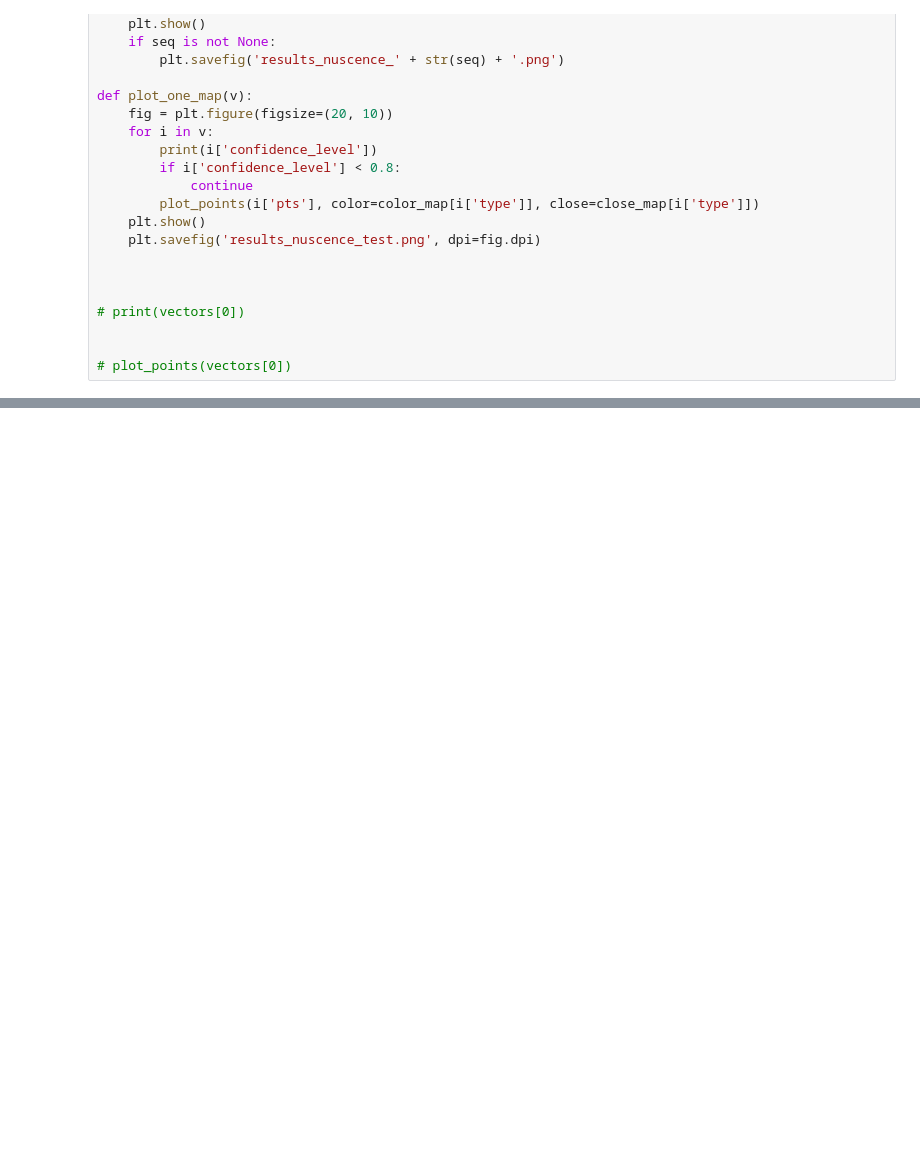
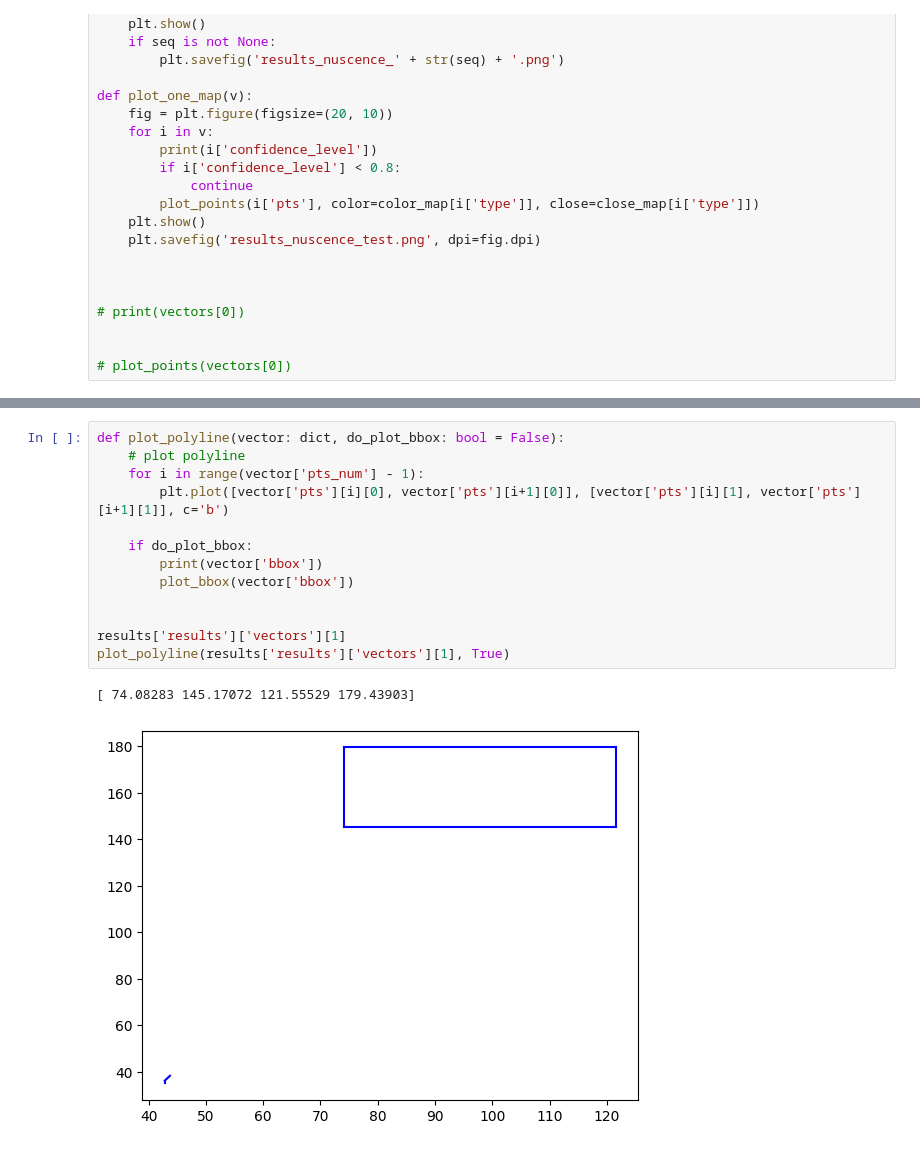
Before and after one commit to yinwu33/VectorMapNet_code, a Jupyter notebook: check.ipynb, the cells around one changed output, grey strips where cells are left out. Drawn from its saved outputs; the diff is of its cells as text; blank space fills up the shorter version.

```diff
--- a/check.ipynb
+++ b/check.ipynb
@@ -207,0 +209,16 @@ results['results']['vectors'][1]
+# %%
+def plot_polyline(vector: dict, do_plot_bbox: bool = False):
+    # plot polyline
+    for i in range(vector['pts_num'] - 1):
+        plt.plot([vector['pts'][i][0], vector['pts'][i+1][0]], [vector['pts'][i][1], vector['pts'][i+1][1]], c='b')
+
+    if do_plot_bbox:
+        print(vector['bbox'])
+        plot_bbox(vector['bbox'])
+
+
+results['results']['vectors'][1]
+plot_polyline(results['results']['vectors'][1], True)
+# %% [output]
+[ 74.08283 145.17072 121.55529 179.43903]
+[figure, added]
```
Also changed, not shown: parts of 10 cells of this notebook, 3 other files.
